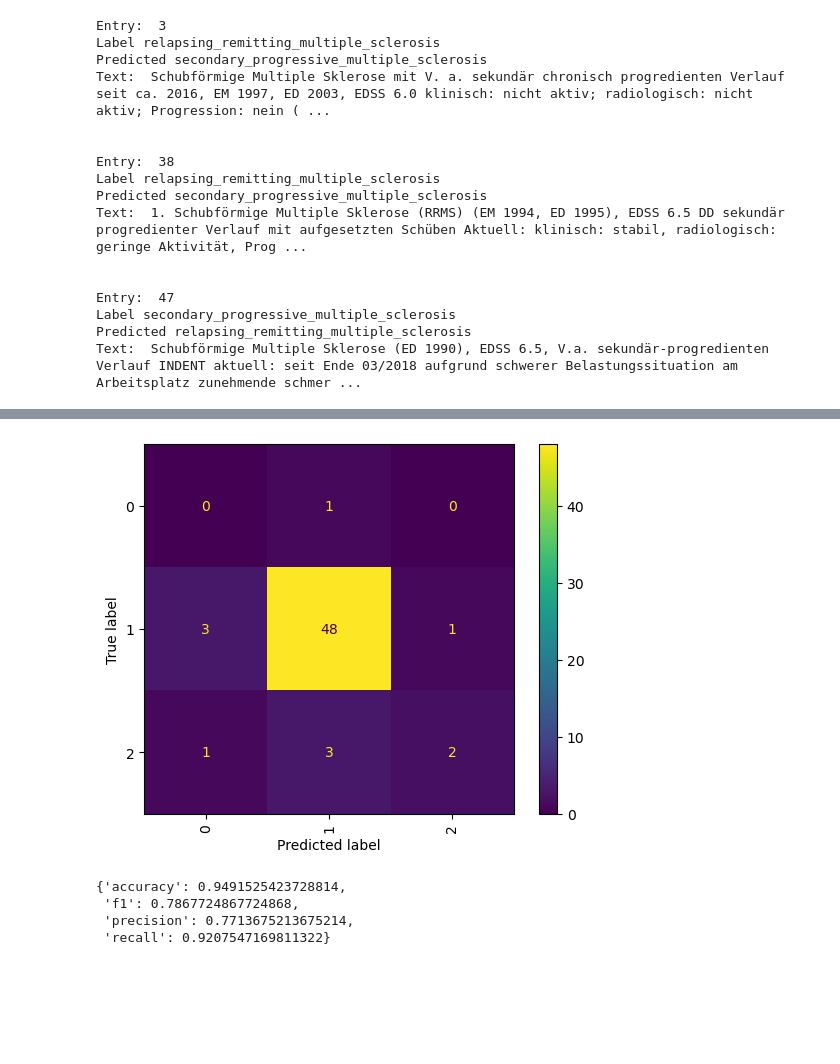
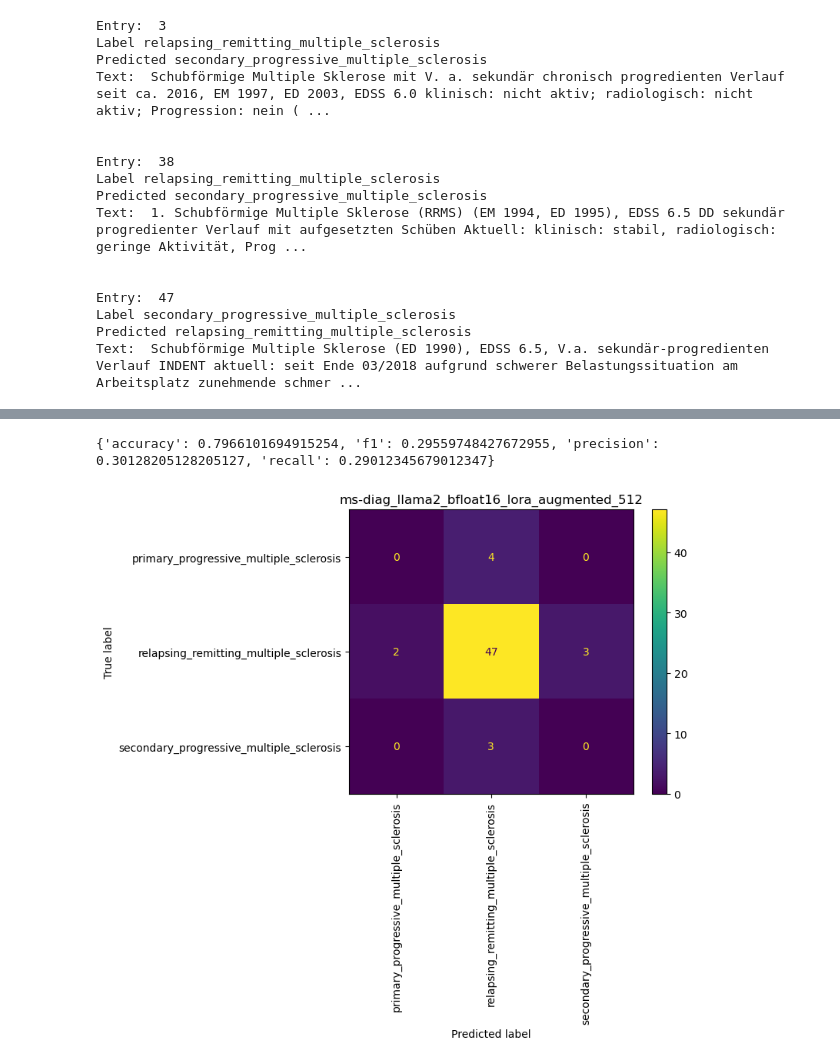
Before and after one commit to maregli/inf-extr, a Jupyter notebook: notebooks/ms-prediction/evaluation.ipynb, the cells around one changed output, grey strips where cells are left out. Drawn from its saved outputs; the diff is of its cells as text; code cells hidden in the pictures; blank space fills up the shorter version.

```diff
--- a/notebooks/ms-prediction/evaluation.ipynb
+++ b/notebooks/ms-prediction/evaluation.ipynb
@@ -68,13 +69,5 @@ ValueError: Length of values (59) does not match length of index (15104)
-# %%
-# Plot confusion matrix
-plot_confusion_matrix(labels, test_preds, "Confusion Matrix")
-# %% [output]
-[figure, removed]
-# %%
-# Performance metrics
-performance_metrics(labels, test_preds)
-# %% [output]
-{'accuracy': 0.9491525423728814,
- 'f1': 0.7867724867724868,
- 'precision': 0.7713675213675214,
- 'recall': 0.9207547169811322}
+# %%
+show_results("ms-diag_llama2_bfloat16_lora_augmented_512")
+# %% [output]
+{'accuracy': 0.7966101694915254, 'f1': 0.29559748427672955, 'precision': 0.30128205128205127, 'recall': 0.29012345679012347}
+[figure, added]
```
Also changed, not shown: parts of 21 cells of this notebook, 12 other files.
